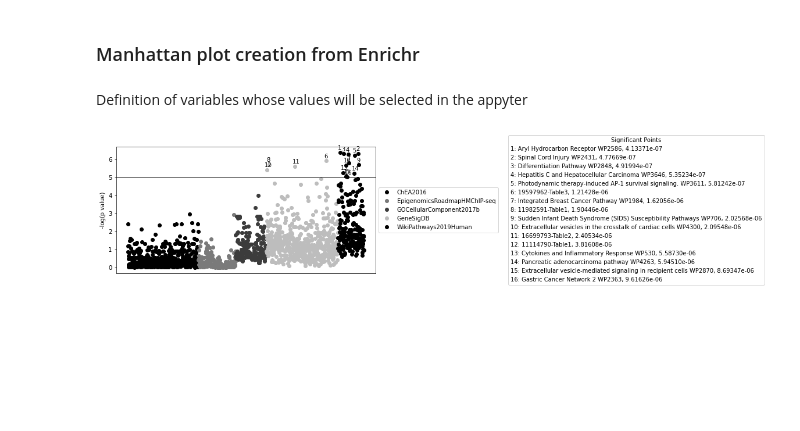
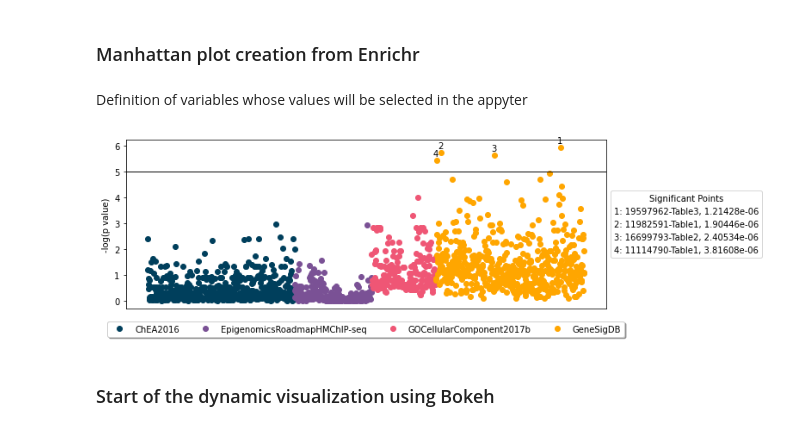
Before and after one commit to MaayanLab/Enrichr-Viz-Appyter, a Jupyter notebook: Manhattan-Appyter/Manhattan-Plot.ipynb, the cells around one changed output. Drawn from its saved outputs; the diff is of its cells as text; code cells hidden in the pictures; blank space fills up the shorter version.

```diff
--- a/Manhattan-Appyter/Manhattan-Plot.ipynb
+++ b/Manhattan-Appyter/Manhattan-Plot.ipynb
@@ -17,15 +17,18 @@ Definition of variables whose values will be selected in the appyter
 # %%
 genes = ['TP53', 'TNF', 'EGFR', 'GKN1', 'HADHA', 'APOE', 'ESR1', 'VEGFA', 'TGFB1', 'PREPL', 'TIA1', 'TPO', 'TTN', 'SATB2', 'CHPF', 'MALL', 'MIPIP', 'NUPL1', 'IL6', 'PDIA3', 'CTNNB1', 'SLC39A1', 'DTNA','SLC1A1', 'GALNT2', 'HIST2H2AC', 'CD63']
 
-enrichr_libraries = ['ChEA_2016', 'GO_Cellular_Component_2017b', 'GeneSigDB', 'WikiPathways_2019_Human', 'Epigenomics_Roadmap_HM_ChIP-seq']
+enrichr_libraries = ['ChEA_2016', 'GO_Cellular_Component_2017b', 'GeneSigDB', 'Epigenomics_Roadmap_HM_ChIP-seq']
+# 'WikiPathways_2019_Human',
 
-color_choice = 'grayscale'
+color_choice = 'blue/purple/orange'
 label_location = 'above'
 
 final_output_file_names = ['output']
 figure_file_format = ['png']
-legend_location = 'side' # or 'below'
+legend_location = 'below' # or 'below'
 significance_line = '5'
+
+enrichr_libraries = np.sort(enrichr_libraries)
 # %%
 # Function to get Enrichr Results
 # Takes a gene list and Enrichr libraries as input
@@ -187,7 +190,7 @@ def enrichr_figure():
         ax.axes.get_xaxis().set_ticks([])
 
         # now sort dataframe by p-value so the significant points are labeled in order
-        sorted_data = sorted_data.sort_values(by = ["-log(p value)"], ascending = False)
+        sorted_pvalue_data = sorted_data.sort_values(by = ["-log(p value)"], ascending = False)
 
         # add significance line and label significant points
         if significance_line != '':
@@ -203,7 +206,7 @@ def enrichr_figure():
 
             point_label = 1
             sig_point_handles = []
-            for index, row in sorted_data.iterrows():
+            for index, row in sorted_pvalue_data.iterrows():
                 if row["-log(p value)"] > float(significance_line):
                     ax.annotate(point_label, xy = (row["Gene Set"], row["-log(p value)"]), xytext = coords, textcoords='offset points')
                     actual_pvalue = "{:.5e}".format(10**(-1*row["-log(p value)"]))
@@ -244,7 +247,10 @@ def enrichr_figure():
         plt.savefig(plot_name, bbox_inches = 'tight')
 
     plt.show()
+    return sorted_data, groups
-# %%
-enrichr_figure()
-# %% [output]
-[figure, removed]
+# %%
+sorted_data, groups = enrichr_figure()
+# %% [output]
+[figure, added]
+# %% [markdown]
+### Start of the dynamic visualization using Bokeh
```
Also changed, not shown: parts of 1 cell of this notebook, 1 other file.
